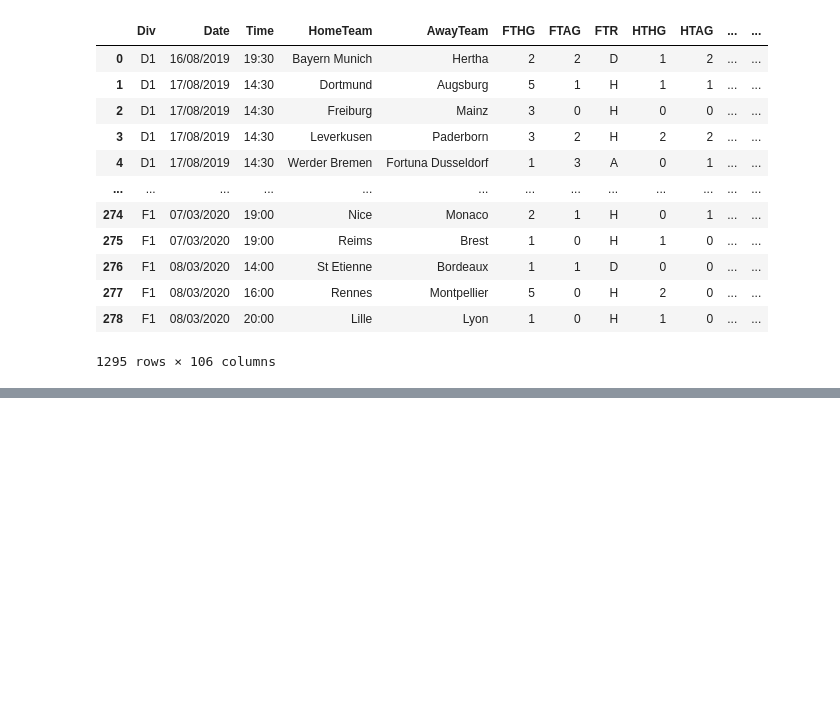
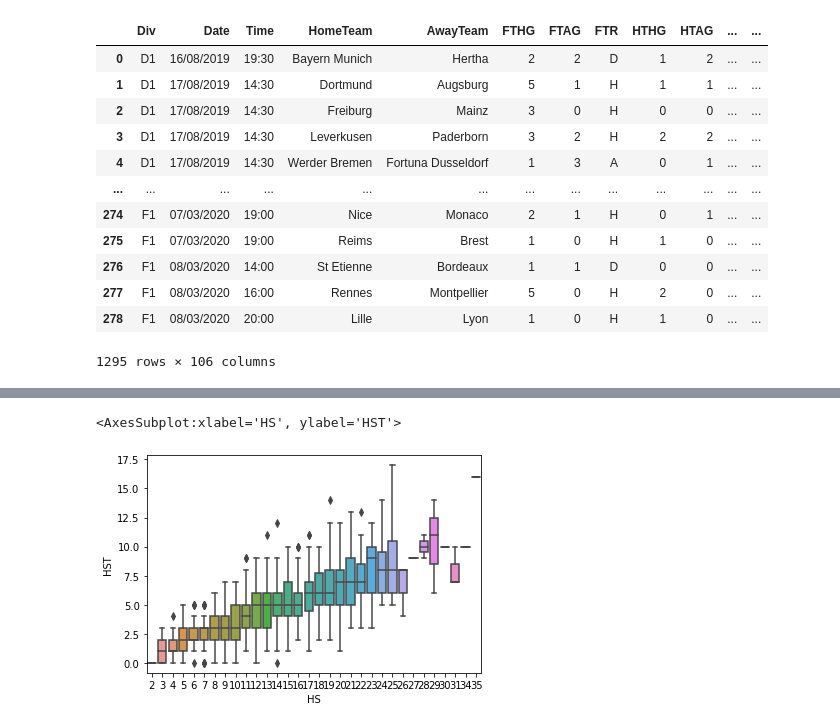
Before and after one commit to Promiat/data_with_py, a Jupyter notebook: ml_project/football_predictions.ipynb, the cells around one changed output, grey strips where cells are left out. Saved outputs shown, nothing was run; the diff lists cells and outputs as text; code cells hidden in the pictures; blank space fills up the shorter version.

```diff
--- a/ml_project/football_predictions.ipynb
+++ b/ml_project/football_predictions.ipynb
@@ -93,0 +183,5 @@ globale_data
+# %%
+sns.boxplot(data= globale_data, x = 'HS', y ='HST')
+# %% [output]
+<AxesSubplot:xlabel='HS', ylabel='HST'>
+[figure, added]
```
Also changed, not shown: parts of 24 cells of this notebook, 2 other files.
